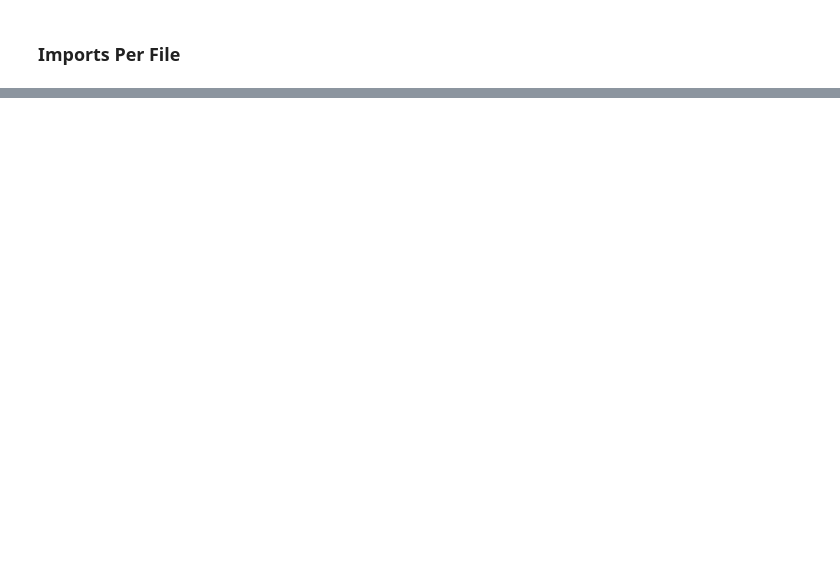
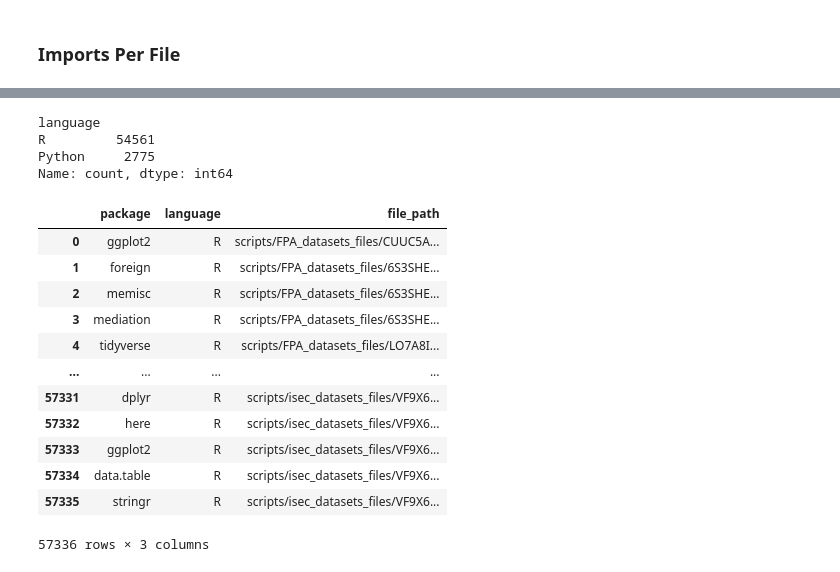
Before and after one commit to recite/softverse, a Jupyter notebook: scripts/03_tally_imports.ipynb, the cells around one changed output, grey strips where cells are left out. Drawn from its saved outputs; the diff is of its cells as text; code cells hidden in the pictures; blank space fills up the shorter version.

```diff
--- a/scripts/03_tally_imports.ipynb
+++ b/scripts/03_tally_imports.ipynb
@@ -25,0 +60,21 @@ def process_folder(folder_path):
+# %%
+def get_imports(file_path):
+
+  with open(file_path, 'r', encoding='latin1') as f:
+    text = f.read()
+
+  if file_path.endswith(('.R', '.Rscript')):
+    imports = extract_imported_r_libs(text)
+    language = 'R'
+
+  elif file_path.endswith(('.py', '.ipynb')):
+    imports = extract_imported_py_libs(text)
+    language = 'Python'
+
+  else:
+    return None
+
+  df = pd.DataFrame({'package': imports,
+                     'language': [language]*len(imports),
+                     'file_path': [file_path]*len(imports)})
+  return df
@@ -33 +124,24 @@ df = pd.DataFrame(data, columns=['path_name', 'imports'])
+# %%
+data['language'].value_counts()
+# %% [output]
+language
+R         54561
+Python     2775
+Name: count, dtype: int64
+# %%
+data
+# %% [output]
+|  | package | language | file_path |
+| 0 | ggplot2 | R | scripts/FPA_datasets_files/CUUC5A... |
+| 1 | foreign | R | scripts/FPA_datasets_files/6S3SHE... |
+| 2 | memisc | R | scripts/FPA_datasets_files/6S3SHE... |
+| 3 | mediation | R | scripts/FPA_datasets_files/6S3SHE... |
+| 4 | tidyverse | R | scripts/FPA_datasets_files/LO7A8I... |
+| ... | ... | ... | ... |
+| 57331 | dplyr | R | scripts/isec_datasets_files/VF9X6... |
+| 57332 | here | R | scripts/isec_datasets_files/VF9X6... |
+| 57333 | ggplot2 | R | scripts/isec_datasets_files/VF9X6... |
+| 57334 | data.table | R | scripts/isec_datasets_files/VF9X6... |
+| 57335 | stringr | R | scripts/isec_datasets_files/VF9X6... |
+57336 rows × 3 columns
 # %%
```
Also changed, not shown: parts of 15 cells of this notebook, 10 other files.
